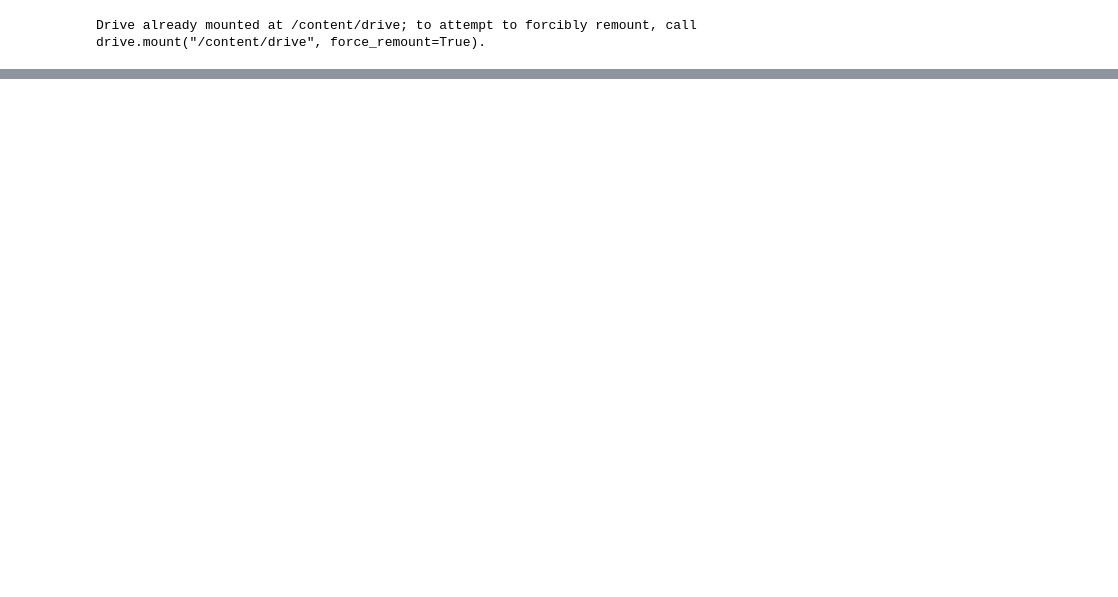
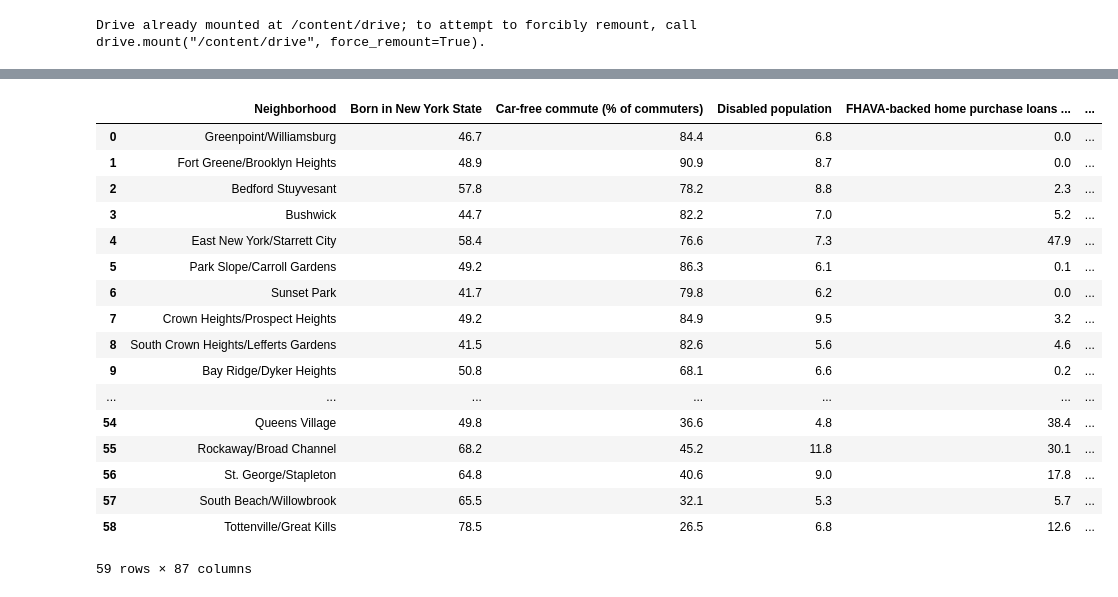
Before and after one commit to aronpwong/lhl-finalproject-24, a Jupyter notebook: preprocessing.ipynb, the cells around one changed output, grey strips where cells are left out. Drawn from its saved outputs; the diff is of its cells as text; code cells hidden in the pictures; blank space fills up the shorter version.

```diff
--- a/preprocessing.ipynb
+++ b/preprocessing.ipynb
@@ -36,0 +133,21 @@ usa_pollution.dropna(inplace=True)
+# %%
+ny_census
+# %% [output]
+|  | Neighborhood | Born in New York State | Car-free commute (% of commuters) | Disabled population | FHAVA-backed home purchase loans ... | ... |
+| 0 | Greenpoint/Williamsburg | 46.7 | 84.4 | 6.8 | 0.0 | ... |
+| 1 | Fort Greene/Brooklyn Heights | 48.9 | 90.9 | 8.7 | 0.0 | ... |
+| 2 | Bedford Stuyvesant | 57.8 | 78.2 | 8.8 | 2.3 | ... |
+| 3 | Bushwick | 44.7 | 82.2 | 7.0 | 5.2 | ... |
+| 4 | East New York/Starrett City | 58.4 | 76.6 | 7.3 | 47.9 | ... |
+| 5 | Park Slope/Carroll Gardens | 49.2 | 86.3 | 6.1 | 0.1 | ... |
+| 6 | Sunset Park | 41.7 | 79.8 | 6.2 | 0.0 | ... |
+| 7 | Crown Heights/Prospect Heights | 49.2 | 84.9 | 9.5 | 3.2 | ... |
+| 8 | South Crown Heights/Lefferts Gardens | 41.5 | 82.6 | 5.6 | 4.6 | ... |
+| 9 | Bay Ridge/Dyker Heights | 50.8 | 68.1 | 6.6 | 0.2 | ... |
+| ... | ... | ... | ... | ... | ... | ... |
+| 54 | Queens Village | 49.8 | 36.6 | 4.8 | 38.4 | ... |
+| 55 | Rockaway/Broad Channel | 68.2 | 45.2 | 11.8 | 30.1 | ... |
+| 56 | St. George/Stapleton | 64.8 | 40.6 | 9.0 | 17.8 | ... |
+| 57 | South Beach/Willowbrook | 65.5 | 32.1 | 5.3 | 5.7 | ... |
+| 58 | Tottenville/Great Kills | 78.5 | 26.5 | 6.8 | 12.6 | ... |
+59 rows × 87 columns
```
Also changed, not shown: parts of 25 cells of this notebook.
